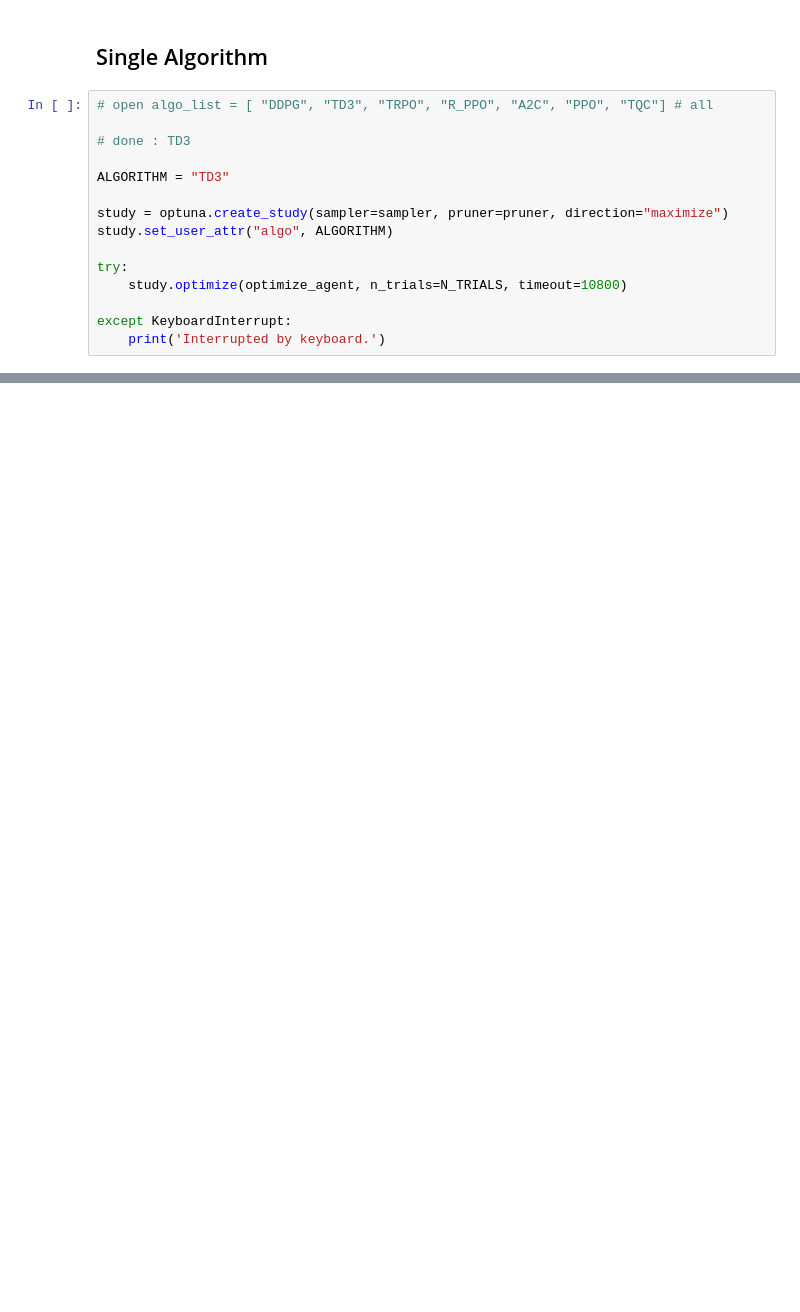
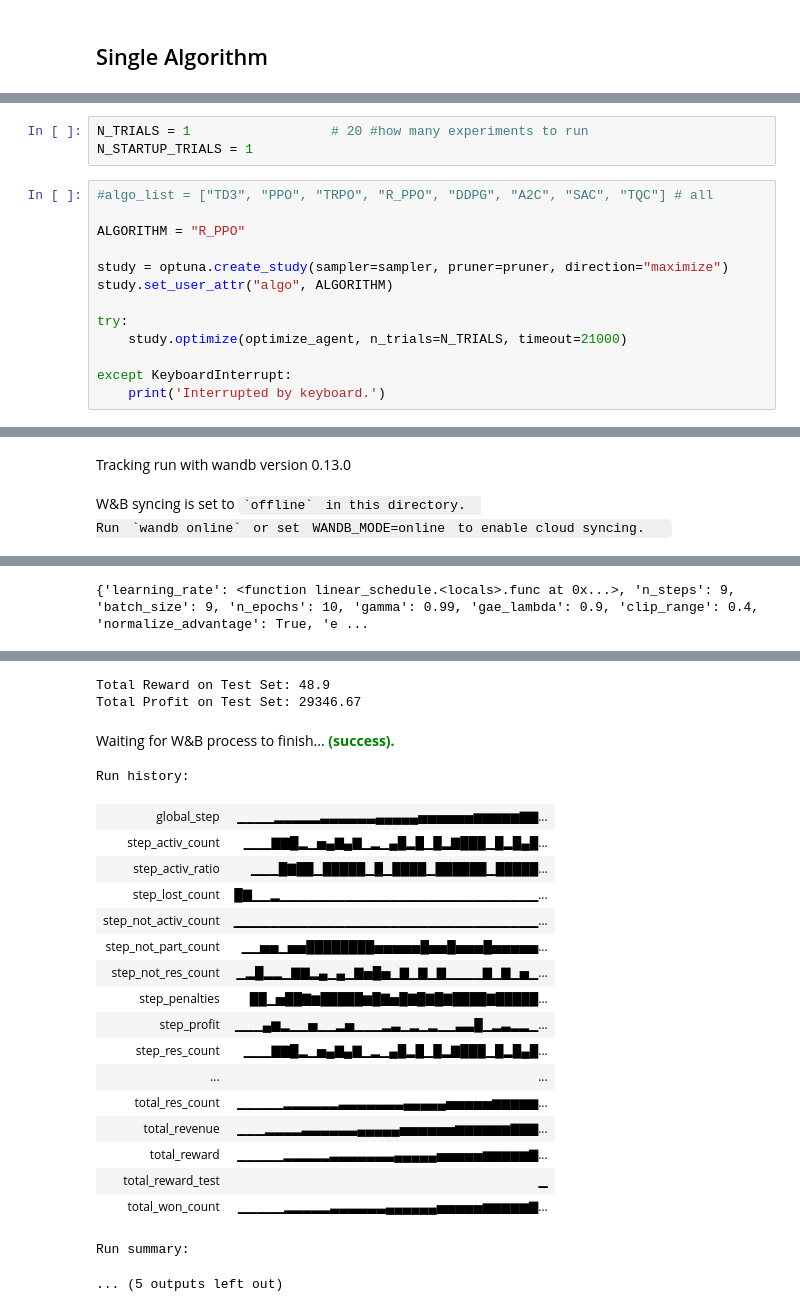
Before and after one commit to jlp237/MA-VPP-RL-bidding, a Jupyter notebook: 03_Tuning_of_Algorithms.ipynb, the cells around one changed output, grey strips where cells are left out. Saved outputs shown, nothing was run; the diff lists cells and outputs as text; blank space fills up the shorter version.

```diff
--- a/03_Tuning_of_Algorithms.ipynb
+++ b/03_Tuning_of_Algorithms.ipynb
@@ -890,17 +890,2 @@ for algo in algo_list:
 # %% [markdown]
 ## Single Algorithm
-# %%
-# open algo_list = [ "DDPG", "TD3", "TRPO", "R_PPO", "A2C", "PPO", "TQC"] # all
-
-# done : TD3
-
-ALGORITHM = "TD3"
-
-study = optuna.create_study(sampler=sampler, pruner=pruner, direction="maximize")
-study.set_user_attr("algo", ALGORITHM)
-
-try:
-    study.optimize(optimize_agent, n_trials=N_TRIALS, timeout=10800)
-
-except KeyboardInterrupt:
-    print('Interrupted by keyboard.')
@@ -913,0 +905,17 @@ Run `wandb online` or set WANDB_MODE=online to enable cloud syncing.
+# %%
+N_TRIALS = 1                  # 20 #how many experiments to run
+N_STARTUP_TRIALS = 1
+# %%
+#algo_list = ["TD3", "PPO", "TRPO", "R_PPO", "DDPG", "A2C", "SAC", "TQC"] # all
+
+ALGORITHM = "R_PPO"
+
+study = optuna.create_study(sampler=sampler, pruner=pruner, direction="maximize")
+study.set_user_attr("algo", ALGORITHM)
+
+try:
+    study.optimize(optimize_agent, n_trials=N_TRIALS, timeout=21000)
+
+except KeyboardInterrupt:
+    print('Interrupted by keyboard.')
+# %% [output]
@@ -913,0 +923,3 @@ Run `wandb online` or set WANDB_MODE=online to enable cloud syncing.
+Tracking run with wandb version 0.13.0
+W&B syncing is set to `offline` in this directory.
+Run `wandb online` or set WANDB_MODE=online to enable cloud syncing.
@@ -913,0 +927 @@ Run `wandb online` or set WANDB_MODE=online to enable cloud syncing.
+{'learning_rate': <function linear_schedule.<locals>.func at 0x...>, 'n_steps': 9, 'batch_size': 9, 'n_epochs': 10, 'gamma': 0.99, 'gae_lambda': 0.9, 'clip_range': 0.4, 'normalize_advantage': True, 'e ...
@@ -913,0 +930,22 @@ Run `wandb online` or set WANDB_MODE=online to enable cloud syncing.
+Total Reward on Test Set: 48.9
+Total Profit on Test Set: 29346.67
+Waiting for W&B process to finish... (success).
+Run history:
+| global_step | ▁▁▁▁▂▂▂▂▂▃▃▃▃▃▃▄▄▄▄▄▅▅▅▅▅▅▆▆▆▆▆▇▇... |
+| step_activ_count | ▁▁▁▇▇█▂▁▅▄▇▄▇▁▂▁▄█▂█▁█▂▇███▁█▂█▄█... |
+| step_activ_ratio | ▁▁▁█▇██▁█████▁█▁████▁██████▁█████... |
+| step_lost_count | █▇▁▁▂▁▁▁▁▁▁▁▁▁▁▁▁▁▁▁▁▁▁▁▁▁▁▁▁▁▁▁▁... |
+| step_not_activ_count | ▁▁▁▁▁▁▁▁▁▁▁▁▁▁▁▁▁▁▁▁▁▁▁▁▁▁▁▁▁▁▁▁▁... |
+| step_not_part_count | ▁▁▅▅▁▅▅████████▅▅▅▅▅█▅▅█▅▅▅█▅▅▅▅▅... |
+| step_not_res_count | ▁▂█▂▂▁▇▇▂▄▁▄▁▇▅█▅▁▇▁▇▁▇▁▁▁▁▇▁▇▁▅▁... |
+| step_penalties | ██▁▅██▇▆█████▆█▇▅█▇█▇█▇████▇█████... |
+| step_profit | ▁▁▁▄▆▂▁▁▅▁▁▂▅▁▁▁▂▃▁▂▁▂▁▁▃▃█▁▂▃▂▂▁... |
+| step_res_count | ▁▁▁▇▇█▂▁▅▄▇▄▇▁▂▁▄█▂█▁█▂▇███▁█▂█▄█... |
+| ... | ... |
+| total_res_count | ▁▁▁▁▁▂▂▂▂▂▂▃▃▃▃▃▃▃▄▄▄▄▄▅▅▅▅▅▆▆▆▆▆... |
+| total_revenue | ▁▁▁▂▂▂▂▃▃▃▃▃▃▄▄▄▄▄▅▅▅▅▅▅▆▆▆▆▆▆▇▇▇... |
+| total_reward | ▁▁▁▁▁▂▂▂▂▂▃▃▃▃▃▃▃▄▄▄▄▄▅▅▅▅▅▆▆▆▆▆▇... |
+| total_reward_test | ▁ |
+| total_won_count | ▁▁▁▁▁▂▂▂▂▂▃▃▃▃▃▃▄▄▄▄▄▄▅▅▅▅▅▆▆▆▆▆▇... |
+Run summary:
+... (5 outputs left out)
```
Also changed, not shown: parts of 5 cells of this notebook, 7 other files.
